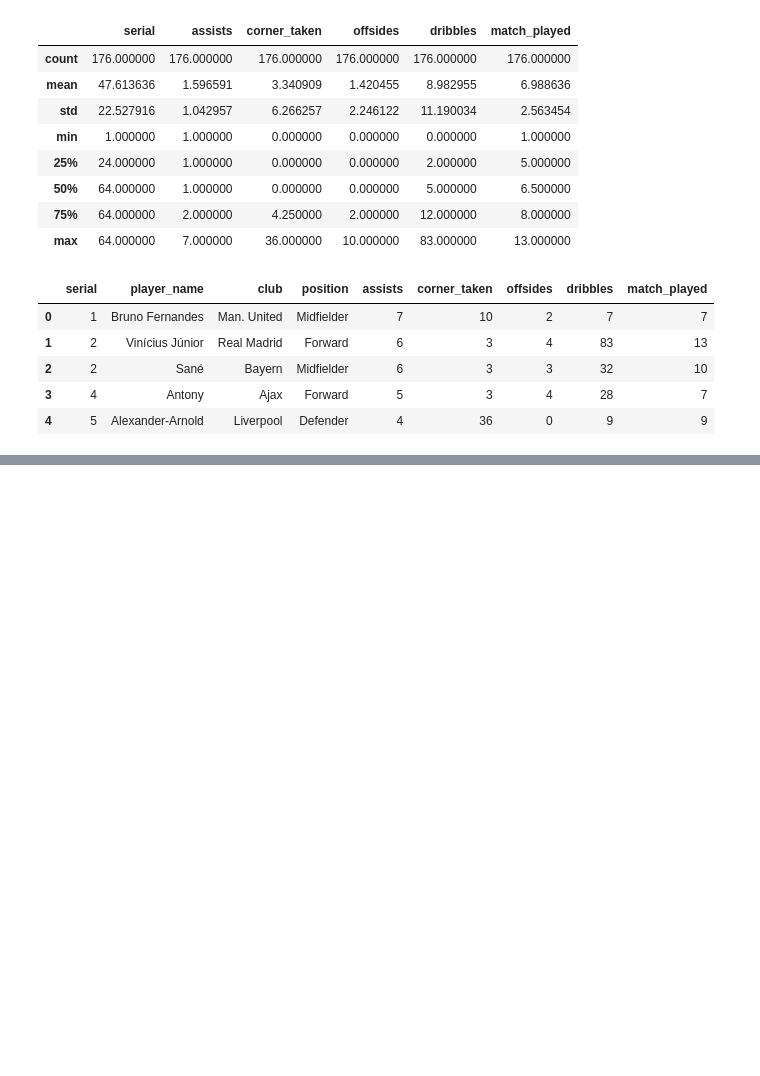
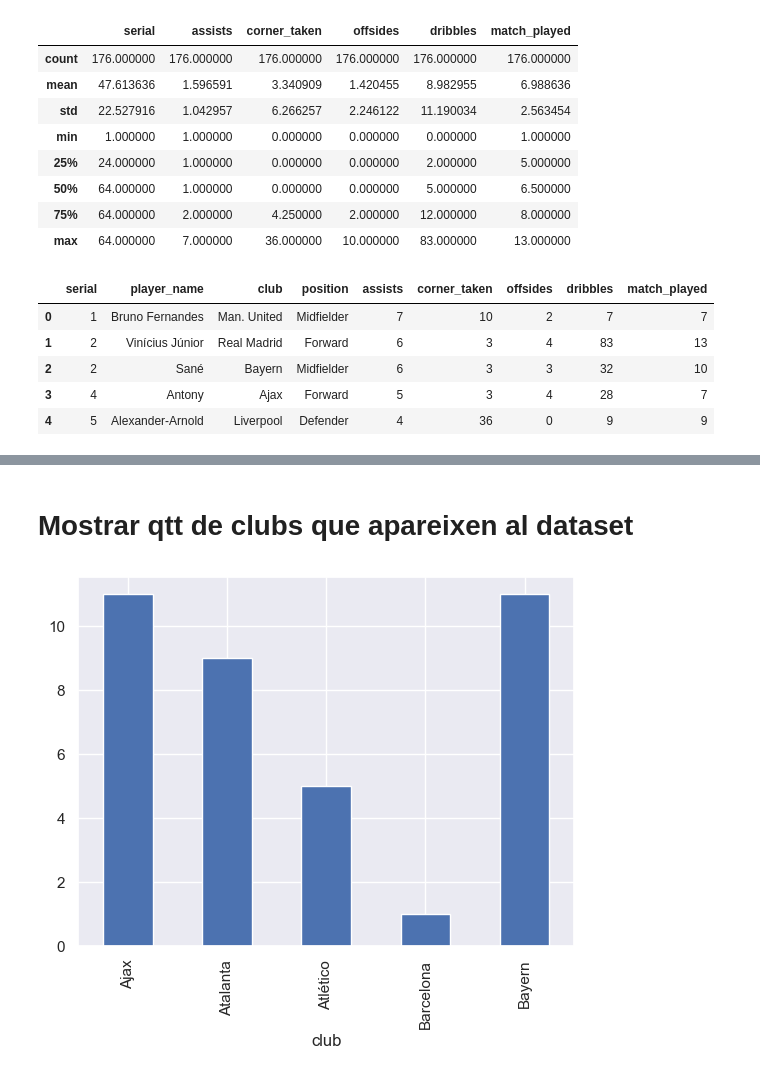
Before and after one commit to AdriadelaFuente/PROJECTE_PY, a Jupyter notebook: M10.ipynb, the cells around one changed output, grey strips where cells are left out. Drawn from its saved outputs; the diff is of its cells as text; code cells hidden in the pictures; blank space fills up the shorter version.

```diff
--- a/M10.ipynb
+++ b/M10.ipynb
@@ -32,0 +61,6 @@ attack.head()
+# %% [markdown]
+# Mostrar qtt de clubs que apareixen al dataset
+# %%
+qttClubsApareguts = attack.groupby(['club']).size().head().plot(kind = "bar")
+# %% [output]
+[figure, added]
```
Also changed, not shown: parts of 8 cells of this notebook, 1 other file.
